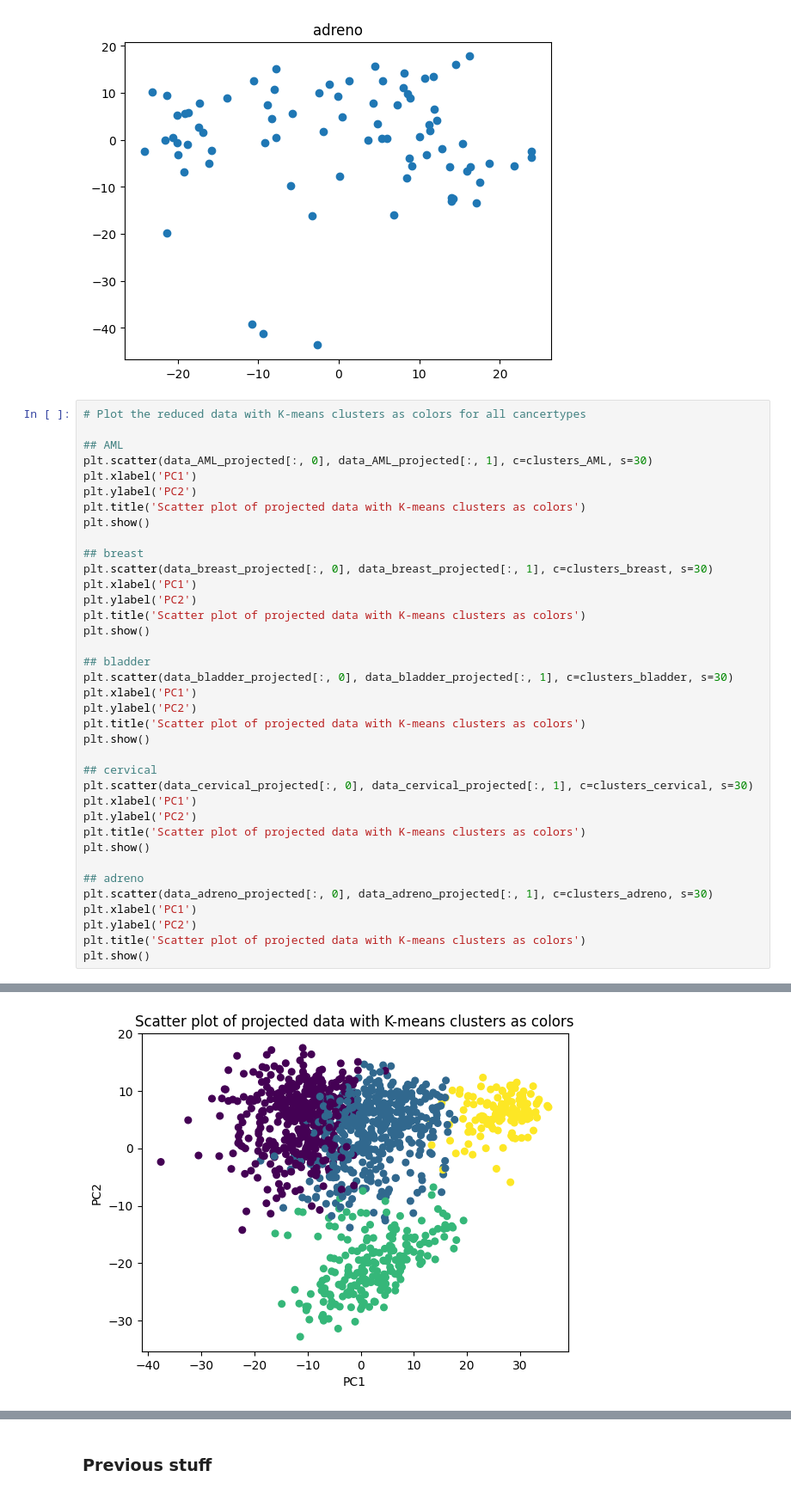
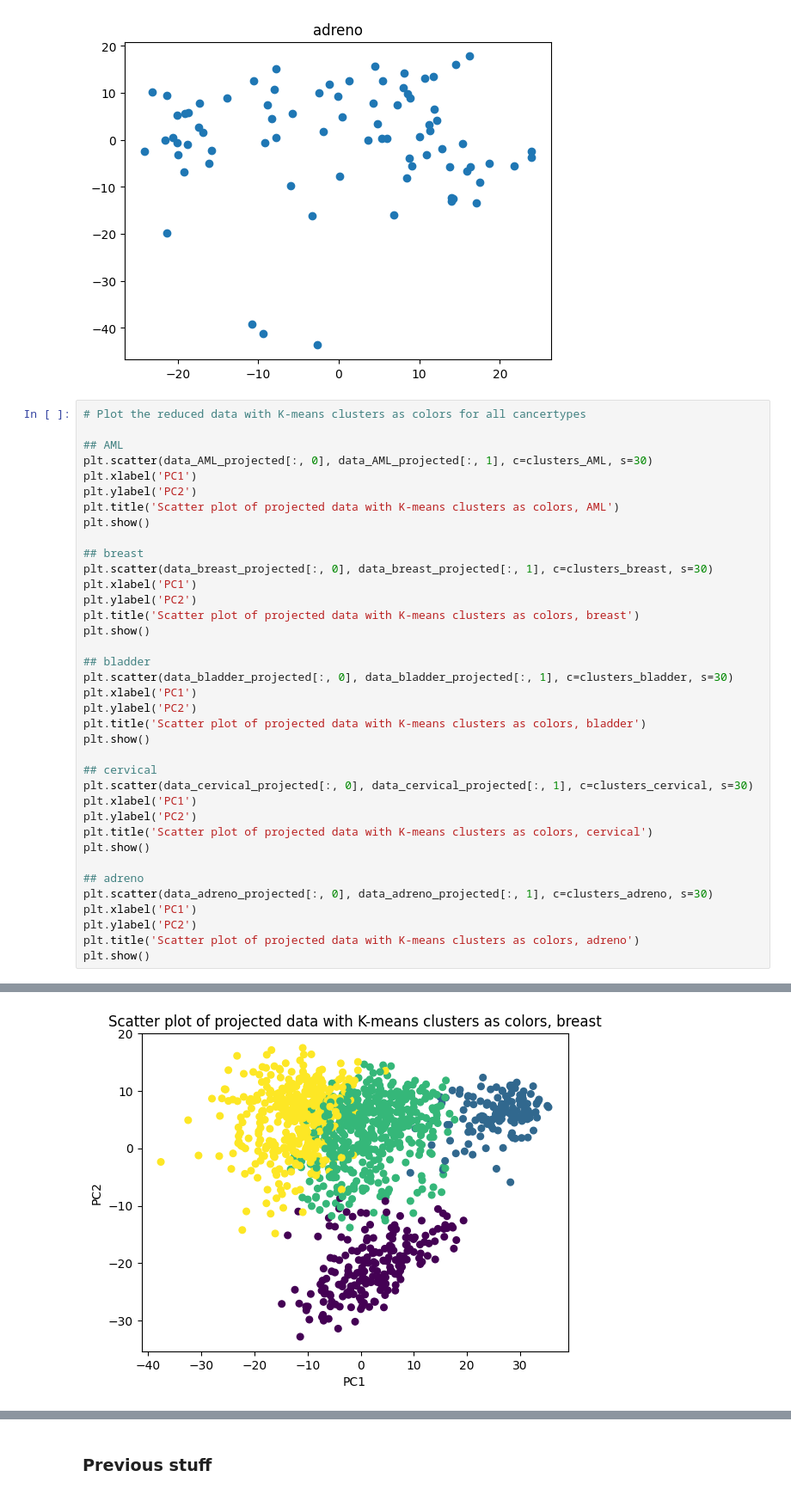
Before and after one commit to shashkat/Machine-Learning-for-Scientists-Group-Project, a Jupyter notebook: code/dimensionality_reduction_updated.ipynb, the cells around one changed output, grey strips where cells are left out. Shown at 86% size. Drawn from its saved outputs; the diff is of its cells as text.

```diff
--- a/code/dimensionality_reduction_updated.ipynb
+++ b/code/dimensionality_reduction_updated.ipynb
@@ -189,34 +194,34 @@ plt.show()
 plt.scatter(data_AML_projected[:, 0], data_AML_projected[:, 1], c=clusters_AML, s=30)
 plt.xlabel('PC1')
 plt.ylabel('PC2')
-plt.title('Scatter plot of projected data with K-means clusters as colors')
+plt.title('Scatter plot of projected data with K-means clusters as colors, AML')
 plt.show()
 
 ## breast
 plt.scatter(data_breast_projected[:, 0], data_breast_projected[:, 1], c=clusters_breast, s=30)
 plt.xlabel('PC1')
 plt.ylabel('PC2')
-plt.title('Scatter plot of projected data with K-means clusters as colors')
+plt.title('Scatter plot of projected data with K-means clusters as colors, breast')
 plt.show()
 
 ## bladder
 plt.scatter(data_bladder_projected[:, 0], data_bladder_projected[:, 1], c=clusters_bladder, s=30)
 plt.xlabel('PC1')
 plt.ylabel('PC2')
-plt.title('Scatter plot of projected data with K-means clusters as colors')
+plt.title('Scatter plot of projected data with K-means clusters as colors, bladder')
 plt.show()
 
 ## cervical
 plt.scatter(data_cervical_projected[:, 0], data_cervical_projected[:, 1], c=clusters_cervical, s=30)
 plt.xlabel('PC1')
 plt.ylabel('PC2')
-plt.title('Scatter plot of projected data with K-means clusters as colors')
+plt.title('Scatter plot of projected data with K-means clusters as colors, cervical')
 plt.show()
 
 ## adreno
 plt.scatter(data_adreno_projected[:, 0], data_adreno_projected[:, 1], c=clusters_adreno, s=30)
 plt.xlabel('PC1')
 plt.ylabel('PC2')
-plt.title('Scatter plot of projected data with K-means clusters as colors')
+plt.title('Scatter plot of projected data with K-means clusters as colors, adreno')
 plt.show()
 # %% [output]
@@ -224 +229 @@ plt.show()
-[figure, old version]
+[figure, new version]
```
Also changed, not shown: parts of 3 cells of this notebook.
